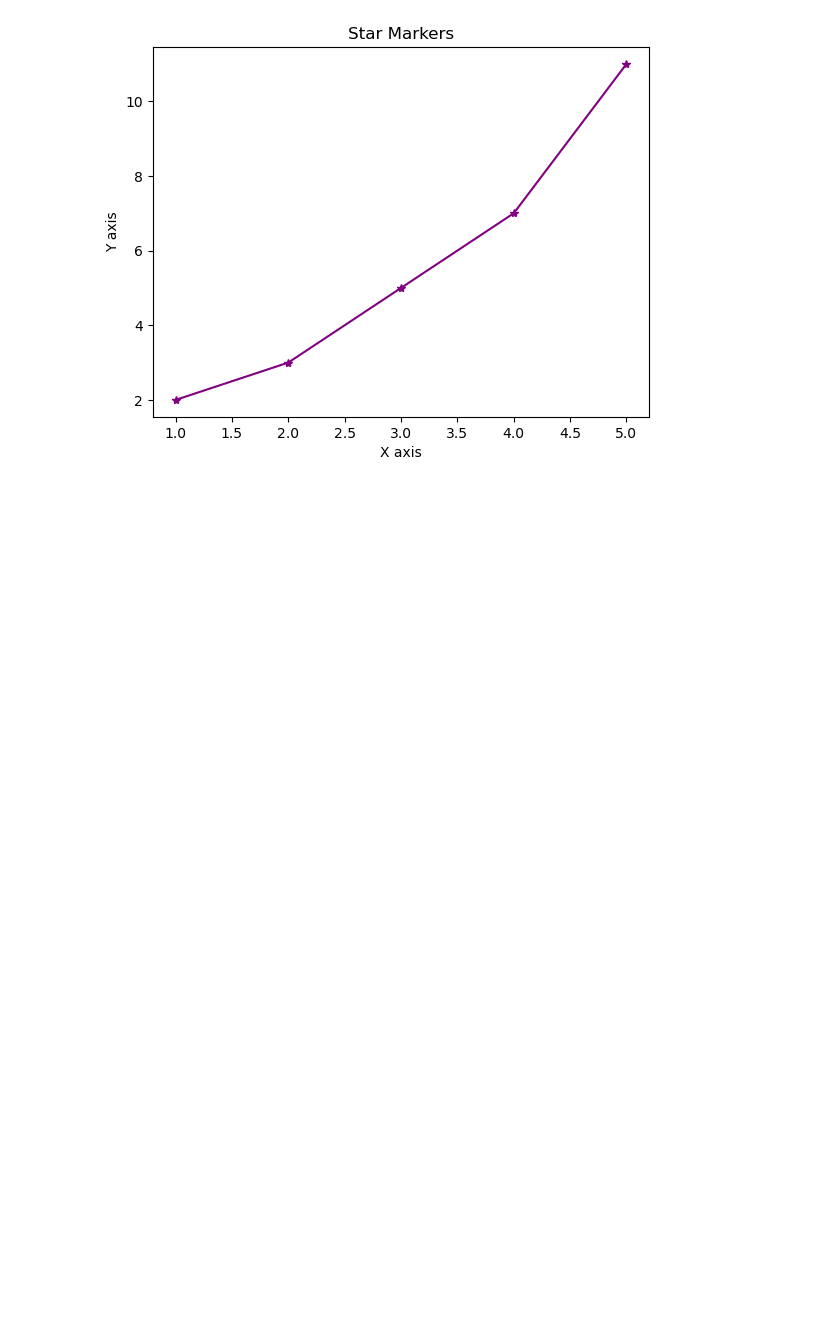
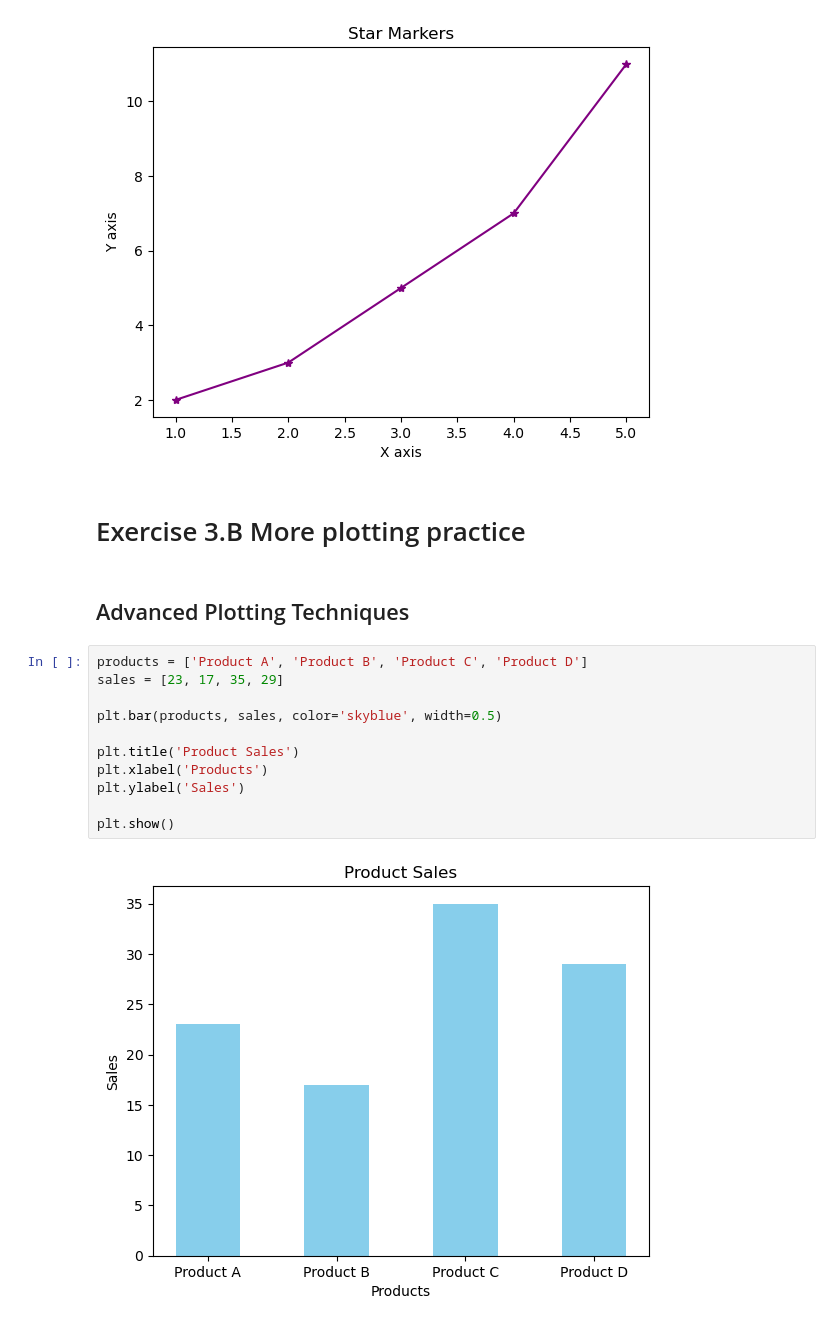
Before and after one commit to sal-araya/Data-Analytics-2026, a Jupyter notebook: Week-07/Ex3A_Plotting_Data.ipynb, the cells around one changed output. Cells and saved outputs as stored; diff of their text form; blank space fills up the shorter version.

```diff
--- a/Week-07/Ex3A_Plotting_Data.ipynb
+++ b/Week-07/Ex3A_Plotting_Data.ipynb
@@ -88,3 +88,20 @@ plt.ylabel('Y axis')
 plt.show()
 # %% [output]
 [figure]
+# %% [markdown]
+# Exercise 3.B More plotting practice
+# %% [markdown]
+## Advanced Plotting Techniques
+# %%
+products = ['Product A', 'Product B', 'Product C', 'Product D']
+sales = [23, 17, 35, 29]
+
+plt.bar(products, sales, color='skyblue', width=0.5)
+
+plt.title('Product Sales')
+plt.xlabel('Products')
+plt.ylabel('Sales')
+
+plt.show()
+# %% [output]
+[figure, added]
```
Also changed, not shown: parts of 3 cells of this notebook.
